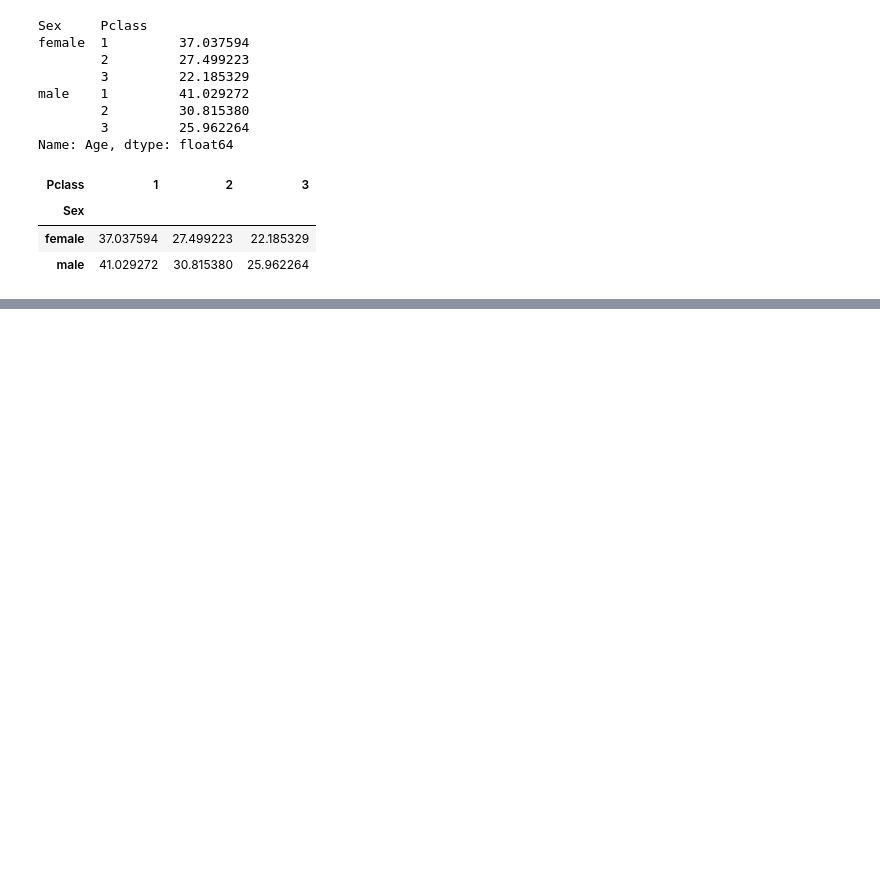
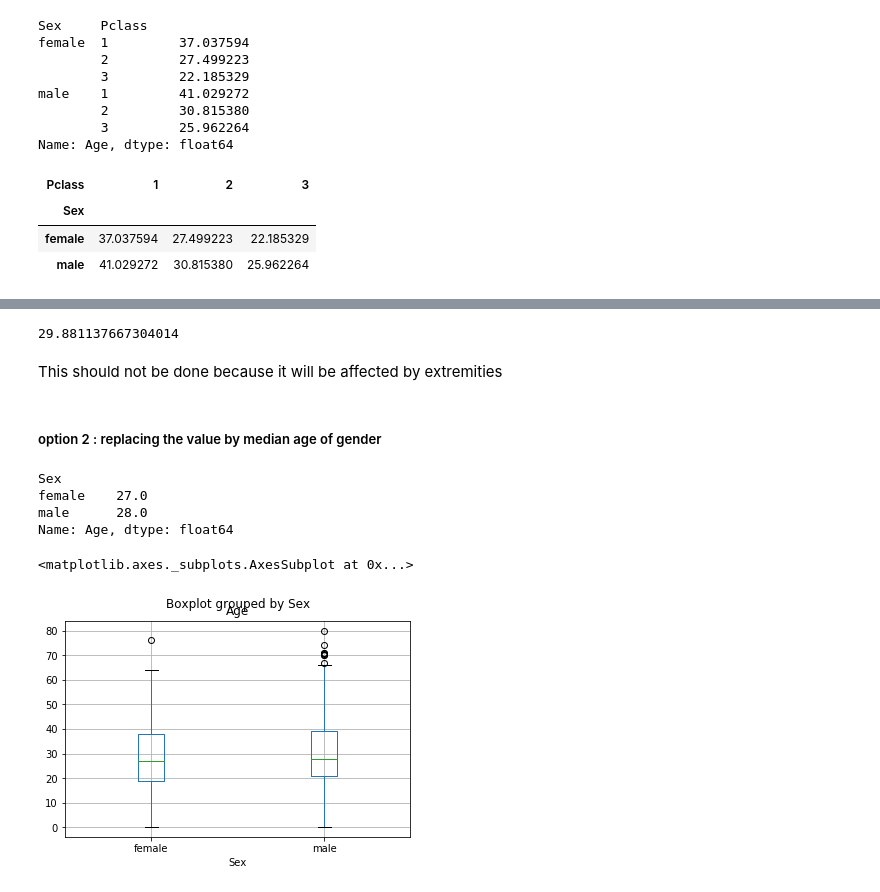
Before and after one commit to bhavanakv/titanic-disaster, a Jupyter notebook: notebooks/Exploring-and-Processing-data.ipynb, the cells around one changed output, grey strips where cells are left out. Saved outputs shown, nothing was run; the diff lists cells and outputs as text; code cells hidden in the pictures; blank space fills up the shorter version.

```diff
--- a/notebooks/Exploring-and-Processing-data.ipynb
+++ b/notebooks/Exploring-and-Processing-data.ipynb
@@ -513,0 +579,2 @@ df.groupby(['Sex','Pclass']).Age.mean().unstack()
+# %%
+df.Embarked.fillna('C',inplace=True)
@@ -513,0 +628,2 @@ df.groupby(['Sex','Pclass']).Age.mean().unstack()
+# %%
+median_fare = df.loc[(df.Pclass==3) & (df.Embarked=='S'),'Fare'].median()
@@ -513,0 +634,2 @@ df.groupby(['Sex','Pclass']).Age.mean().unstack()
+# %%
+df.Fare.fillna(median_fare,inplace=True)
@@ -513,0 +701,4 @@ df.groupby(['Sex','Pclass']).Age.mean().unstack()
+# %%
+df.Age.mean()
+# %% [output]
+29.881137667304014
@@ -513,0 +707,16 @@ df.groupby(['Sex','Pclass']).Age.mean().unstack()
+# %% [markdown]
+This should not be done because it will be affected by extremities
+# %% [markdown]
+##### option 2 : replacing the value by median age of gender
+# %%
+df.groupby(['Sex']).Age.median()
+# %% [output]
+Sex
+female    27.0
+male      28.0
+Name: Age, dtype: float64
+# %%
+df[df.Age.notnull()].boxplot('Age','Sex')
+# %% [output]
+<matplotlib.axes._subplots.AxesSubplot at 0x...>
+[figure, added]
```
Also changed, not shown: parts of 102 cells of this notebook, 1 other file.
